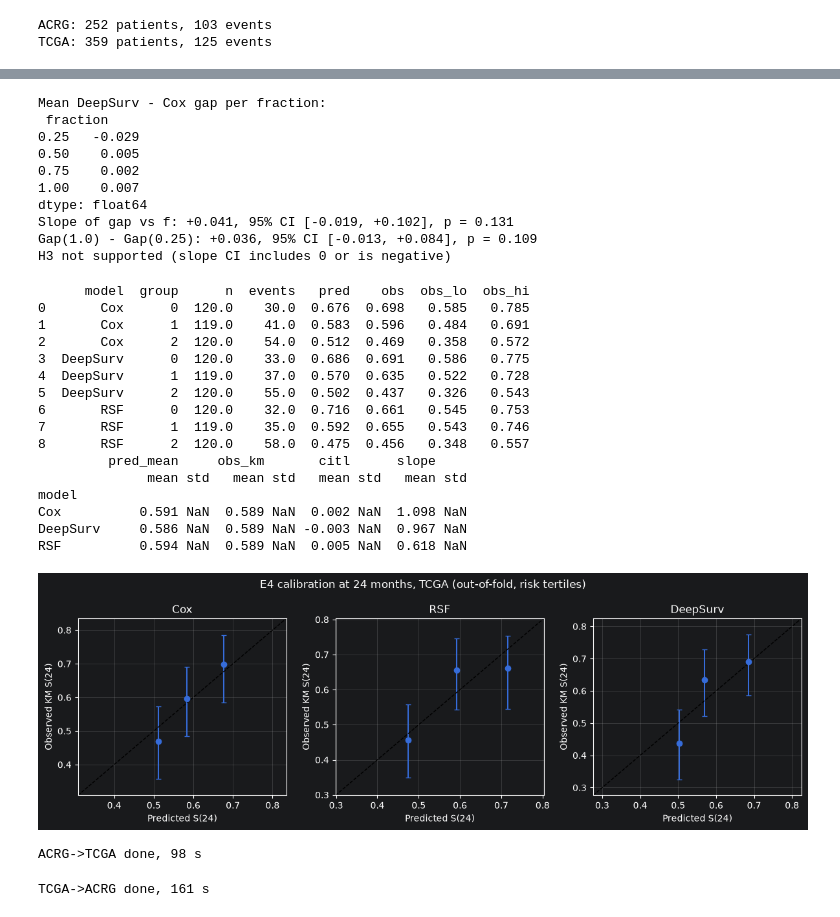
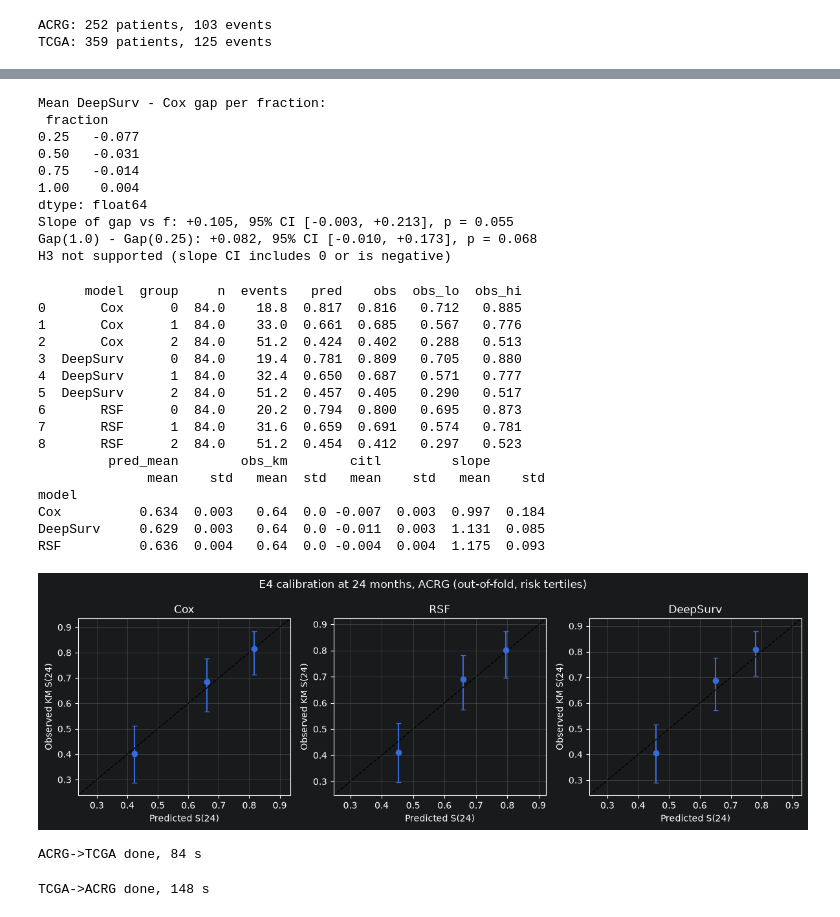
Before and after one commit to patriciamateica/GastricCancerRecurrence, a Jupyter notebook: src/experimenting101.ipynb, the cells around one changed output, grey strips where cells are left out. Saved outputs shown, nothing was run; the diff lists cells and outputs as text; code cells hidden in the pictures.

```diff
--- a/src/experimenting101.ipynb
+++ b/src/experimenting101.ipynb
@@ -16,7 +16,7 @@ from sklearn.model_selection import StratifiedKFold
 # %%
 seed = 42
 tau = 24
-quick = True
+quick = False
 
 R, K = (1, 5) if quick else (5, 5)
 n_trees = 200 if quick else 500
@@ -24,7 +24,7 @@ n_trees = 200 if quick else 500
 results_dir = Path("results")
 results_dir.mkdir(exist_ok=True)
 
-cohort = "tcga"
+cohort = "acrg"
 data = pd.read_csv(f"data/{cohort}_clean.csv")
 features = ["age", "male", "serosa", "n_level"]
 data["male"] = (data["sex"] == "Male").astype(float)
@@ -516,13 +524,13 @@ pd.DataFrame({"fold": gap.index, "slope": slopes, "gap_diff": dd}).to_csv(
 # %% [output]
 Mean DeepSurv - Cox gap per fraction:
  fraction
-0.25   -0.029
-0.50    0.005
-0.75    0.002
-1.00    0.007
+0.25   -0.077
+0.50   -0.031
+0.75   -0.014
+1.00    0.004
 dtype: float64
-Slope of gap vs f: +0.041, 95% CI [-0.019, +0.102], p = 0.131
-Gap(1.0) - Gap(0.25): +0.036, 95% CI [-0.013, +0.084], p = 0.109
+Slope of gap vs f: +0.105, 95% CI [-0.003, +0.213], p = 0.055
+Gap(1.0) - Gap(0.25): +0.082, 95% CI [-0.010, +0.173], p = 0.068
 H3 not supported (slope CI includes 0 or is negative)
 # %%
 from sksurv.linear_model import CoxPHSurvivalAnalysis
@@ -566,7 +574,7 @@ def plot_calib(ax, t, title):
     ax.set_xlabel(f"Predicted S({tau})"); ax.set_ylabel(f"Observed KM S({tau})")
     ax.set_title(title); ax.grid(alpha=0.3)
 # %%
-cohort = "tcga"
+cohort = "acrg"
 d, X, y = load_cohort(Path("data") / f"{cohort}_clean.csv")
 
 oof = pd.read_csv(results_dir / f"e1_{cohort}_oof.csv")
@@ -581,49 +589,49 @@ for name in calib_models:
     for rep, g in oof[oof["model"] == name].groupby("rep"):
         t = calib_table(g["risk"], g["surv_tau"], g["event"], g["time"])
         t["model"], t["rep"] = name, rep
         tables.append(t)
         obs_all = km_at(g["event"], g["time"])[0]
         overall.append(dict(model=name, rep=rep,
                             pred_mean=g["surv_tau"].mean(), obs_km=obs_all,
                             citl=g["surv_tau"].mean() - obs_all,       # calibration-in-the-large
                             slope=calib_slope(g["surv_tau"], g["event"], g["time"])))
 
 calib = pd.concat(tables, ignore_index=True)
 overall = pd.DataFrame(overall)
 calib.to_csv(results_dir / f"e4_{cohort}_calibration.csv", index=False)
 overall.to_csv(results_dir / f"e4_{cohort}_slope.csv", index=False)
 
 calib_mean = (calib.groupby(["model", "group"])[["n", "events", "pred", "obs", "obs_lo", "obs_hi"]]
                    .mean().reset_index())
 print(calib_mean.round(3))
 print(overall.groupby("model")[["pred_mean", "obs_km", "citl", "slope"]]
              .agg(["mean", "std"]).round(3))
 
 fig, ax = plt.subplots(1, len(calib_models), figsize=(4 * len(calib_models), 4))
 for a, name in zip(ax, calib_models):
     plot_calib(a, calib_mean[calib_mean["model"] == name], name)
 fig.suptitle(f"E4 calibration at {tau} months, {cohort.upper()} (out-of-fold, risk tertiles)")
 fig.tight_layout()
 fig.savefig(results_dir / f"e4_{cohort}_calibration.png", dpi=200)
 plt.show()
 # %% [output]
-      model  group      n  events   pred    obs  obs_lo  obs_hi
-0       Cox      0  120.0    30.0  0.676  0.698   0.585   0.785
-1       Cox      1  119.0    41.0  0.583  0.596   0.484   0.691
-2       Cox      2  120.0    54.0  0.512  0.469   0.358   0.572
-3  DeepSurv      0  120.0    33.0  0.686  0.691   0.586   0.775
-4  DeepSurv      1  119.0    37.0  0.570  0.635   0.522   0.728
-5  DeepSurv      2  120.0    55.0  0.502  0.437   0.326   0.543
-6       RSF      0  120.0    32.0  0.716  0.661   0.545   0.753
-7       RSF      1  119.0    35.0  0.592  0.655   0.543   0.746
-8       RSF      2  120.0    58.0  0.475  0.456   0.348   0.557
-         pred_mean     obs_km       citl      slope
-              mean std   mean std   mean std   mean std
+      model  group     n  events   pred    obs  obs_lo  obs_hi
+0       Cox      0  84.0    18.8  0.817  0.816   0.712   0.885
+1       Cox      1  84.0    33.0  0.661  0.685   0.567   0.776
+2       Cox      2  84.0    51.2  0.424  0.402   0.288   0.513
+3  DeepSurv      0  84.0    19.4  0.781  0.809   0.705   0.880
+4  DeepSurv      1  84.0    32.4  0.650  0.687   0.571   0.777
+5  DeepSurv      2  84.0    51.2  0.457  0.405   0.290   0.517
+6       RSF      0  84.0    20.2  0.794  0.800   0.695   0.873
+7       RSF      1  84.0    31.6  0.659  0.691   0.574   0.781
+8       RSF      2  84.0    51.2  0.454  0.412   0.297   0.523
+         pred_mean        obs_km        citl         slope
+              mean    std   mean  std   mean    std   mean    std
 model
-Cox          0.591 NaN  0.589 NaN  0.002 NaN  1.098 NaN
-DeepSurv     0.586 NaN  0.589 NaN -0.003 NaN  0.967 NaN
-RSF          0.594 NaN  0.589 NaN  0.005 NaN  0.618 NaN
+Cox          0.634  0.003   0.64  0.0 -0.007  0.003  0.997  0.184
+DeepSurv     0.629  0.003   0.64  0.0 -0.011  0.003  1.131  0.085
+RSF          0.636  0.004   0.64  0.0 -0.004  0.004  1.175  0.093
-[figure, old version]
+[figure, new version]
 # %%
 cohorts = {"ACRG": load_cohort(Path("data") / "acrg_clean.csv"),
            "TCGA": load_cohort(Path("data") / "tcga_clean.csv")}
@@ -647,8 +655,8 @@ for src, tgt in directions:
 cross = pd.concat(cross, ignore_index=True)
 cross.to_csv(results_dir / "e4_cross_preds.csv", index=False)
 # %% [output]
-ACRG->TCGA done, 98 s
+ACRG->TCGA done, 84 s
-TCGA->ACRG done, 161 s
+TCGA->ACRG done, 148 s
 # %%
 tables_x, overall_x = [], []
 for (direction, name), g in cross.groupby(["direction", "model"], sort=False):
```
Also changed, not shown: parts of 10 cells of this notebook, 24 other files.
